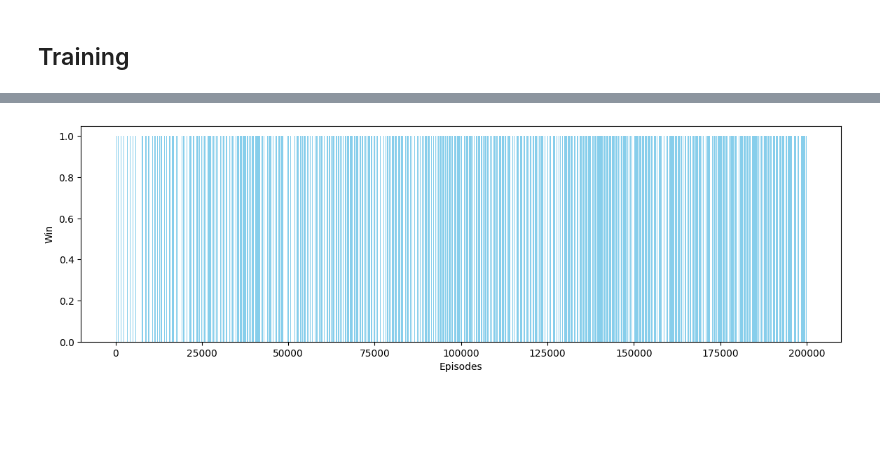
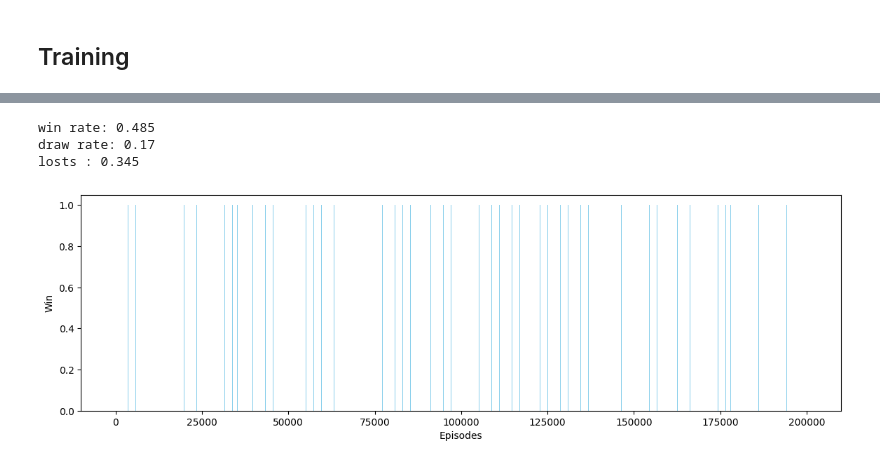
Before and after one commit to lorenzofezza00/CI_LABS, a Jupyter notebook: lab10/lab10.ipynb, the cells around one changed output, grey strips where cells are left out. Saved outputs shown, nothing was run; the diff lists cells and outputs as text; code cells hidden in the pictures; blank space fills up the shorter version.

Commit message:
implemented save and load, starting readme

```diff
--- a/lab10/lab10.ipynb
+++ b/lab10/lab10.ipynb
@@ -113,6 +112,7 @@ episodes = 200_000
 k = episodes
 eps_k = 0.1
 b = (eps_k * k) // (1 - eps_k)
+
 
 class agent:
   def __init__(self):
@@ -163,6 +163,20 @@ class agent:
     # print(f"{Color.GREEN}best action val:{best_action_value},\tbest action: {best_action+1}{Color.RESET}")
     available_actions.remove(best_action)
     return best_action, available_actions
+
+  def save_q_table(self, filename):
+    q_table_dict = {str(key): value.tolist() for key, value in self.q_table.items()}
+    with open(filename, 'w') as file:
+      json.dump(q_table_dict, file)
+
+  def load_q_table(self, filename):
+    with open(filename, 'r') as file:
+      q_table_dict = json.load(file)
+
+    self.q_table = defaultdict(lambda: np.zeros(9, dtype=float))
+    for key, value in q_table_dict.items():
+      for i in range(9):
+        self.q_table[eval(key)] = np.array(value)
 # %%
 def perform_action(action, available_actions, state, turn):
     done = False
@@ -179,7 +193,7 @@ target_vector = [2, 4, 6, 8]
 def get_reward(state, done, available_actions, turn=1):
     if win(state.o):
       '''print("win: o")'''
-      return -10, True
+      return -100, True
     reward = 0
     count_combinations = 0
 
@@ -206,7 +220,7 @@ def get_reward(state, done, available_actions, turn=1):
 
     if win(state.x):
       '''print("win: x")'''
-      reward += 10
+      reward += 50
       return reward, True
     else:
       return reward, done
@@ -304,6 +318,7 @@ print(act)'''
 # %%
 import matplotlib.pyplot as plt
 # epsilon = fixed_epsilon
+saves = 0
 a = agent()
 hist  = np.zeros(episodes)
 for i in tqdm(range(episodes)):
@@ -343,3 +358,5 @@ for i in tqdm(range(episodes)):
     if reward == 1: hist[i] = 1
     turn = 1- turn
     #if done:  print_board(state)
+
+a.save_q_table(f"q_table_{episodes}_({saves}).json")
@@ -475,11 +513,63 @@ losts : 0.22599999999999998
+# %%
+for x in range(1):
+  a.load_q_table(f"q_table_200000_({x})_r2.json")
+  wins = 0
+  draws = 0
+  test = 1000
+  for _ in range(test):
+      state = State(set(), set())
+      available = list(range(9))
+      # print(f"{[i+1 for i in available]}")
+      trajectory = list()
+      turn = np.random.choice([0,1])
+      while available:
+          if turn == 1 :
+              x, available = a.play(state, available)
+              # print(f"{[i+1 for i in available]} {x+1}")
+              state.x.add(x+1)
+              trajectory.append(deepcopy(state))
+              if win(state.x):
+                  wins += 1
+                  # print("x wins")
+                  break
+              if not available:
+                  draws += 1
+                  # print("draw")
+                  break
+          else:
+              o = choice(available)
+              #o, _ = my_player(state, available, 0)
+              state.o.add(o+1)
+              trajectory.append(deepcopy(state))
+              available.remove(o)
+              # print(f"{[i+1 for i in available]} {o+1}")
+              if win(state.o):
+                  '''print("o wins")
+                  for t in trajectory:
+                      print_board(t)'''
+                  break
+              if not available:
+                  draws += 1
+                  '''print("draw")'''
+                  break
+          turn = 1 - turn
+      #print_board(state)
+  print(f"win rate: {wins/test}")
+  print(f"draw rate: {draws/test}")
+  print(f"losts : {1 - (wins + draws)/test}")
+# %% [output]
+win rate: 0.485
+draw rate: 0.17
+losts : 0.345
 # %%
 plt.figure(figsize=(14, 4))
-plt.bar(range(len(hist)), hist, color='skyblue')
+k = 10
+plt.bar(range(0, len(hist), k), hist[::k], color='skyblue')
 
 plt.xlabel('Episodes')
 plt.ylabel('Win')
 
 # Mostra il grafico
 plt.show()
 # %% [output]
-[figure, old version]
+[figure, new version]
```
Also changed, not shown: parts of 7 cells of this notebook, 10 other files.
